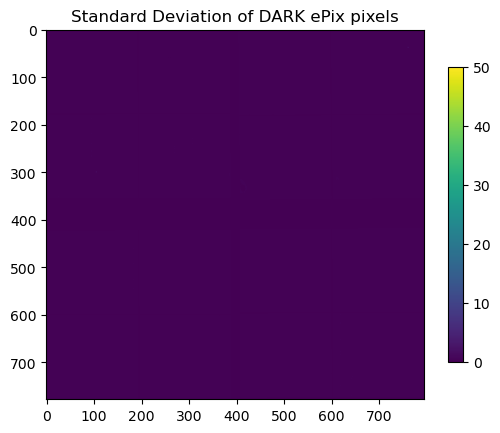
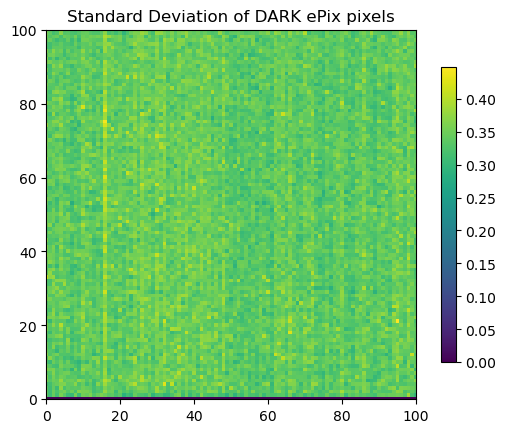
The change to this notebook cell's code, shown as a diff; its figure went from the first image to the second:
--- before
+++ after
@@ -1,3 +1,5 @@
-plt.imshow(np.transpose(pixel_std),cmap = 'viridis', vmin=0,vmax=50);
+plt.imshow(np.transpose(pixel_std),cmap = 'viridis', vmin=0,vmax=max((np.transpose(pixel_std)[0:100,0:100]).flatten()));
 plt.colorbar(shrink=0.8)
+plt.xlim(0,100)
+plt.ylim(0,100)
 plt.title("Standard Deviation of DARK ePix pixels")

Commit: Notebook Updates